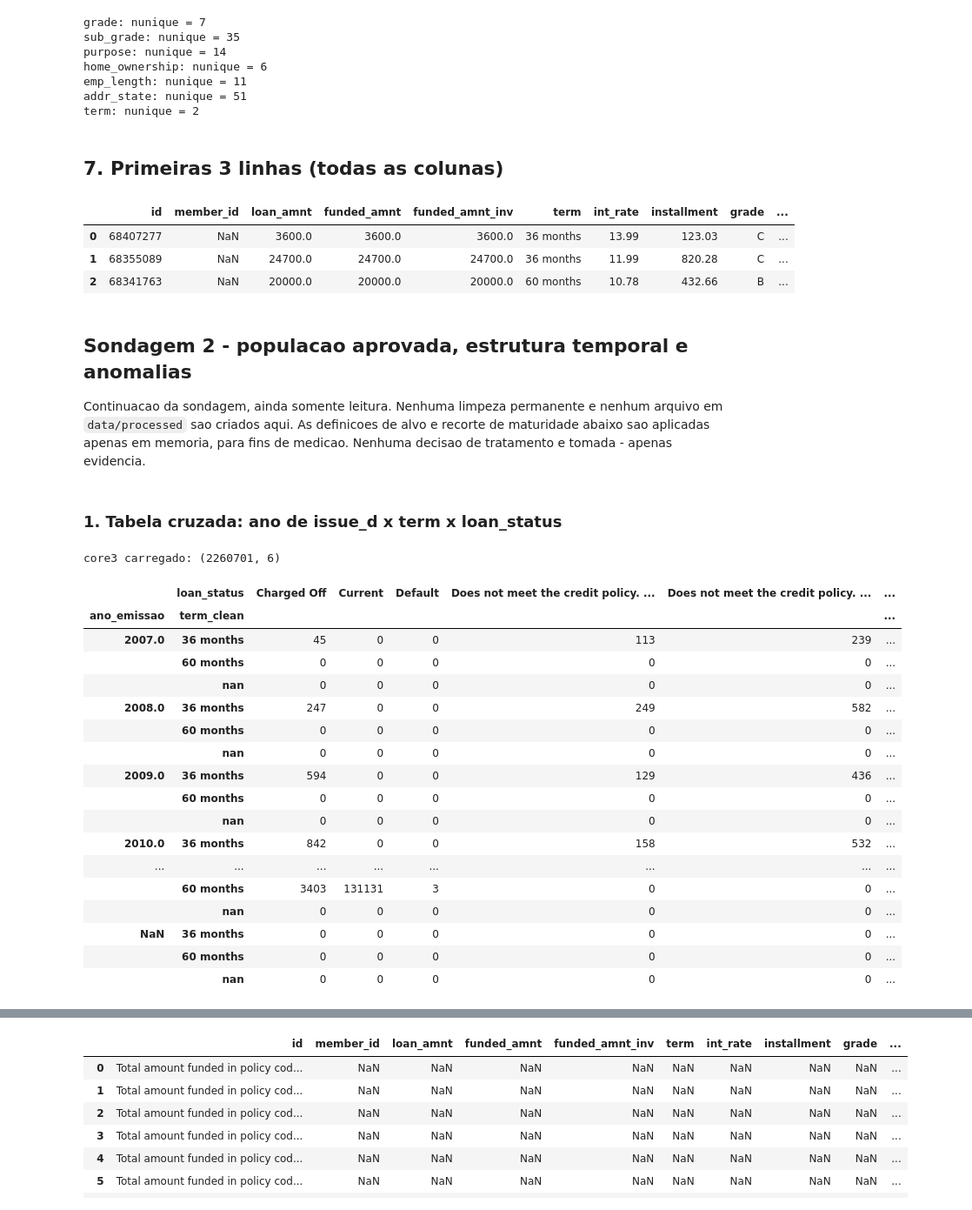
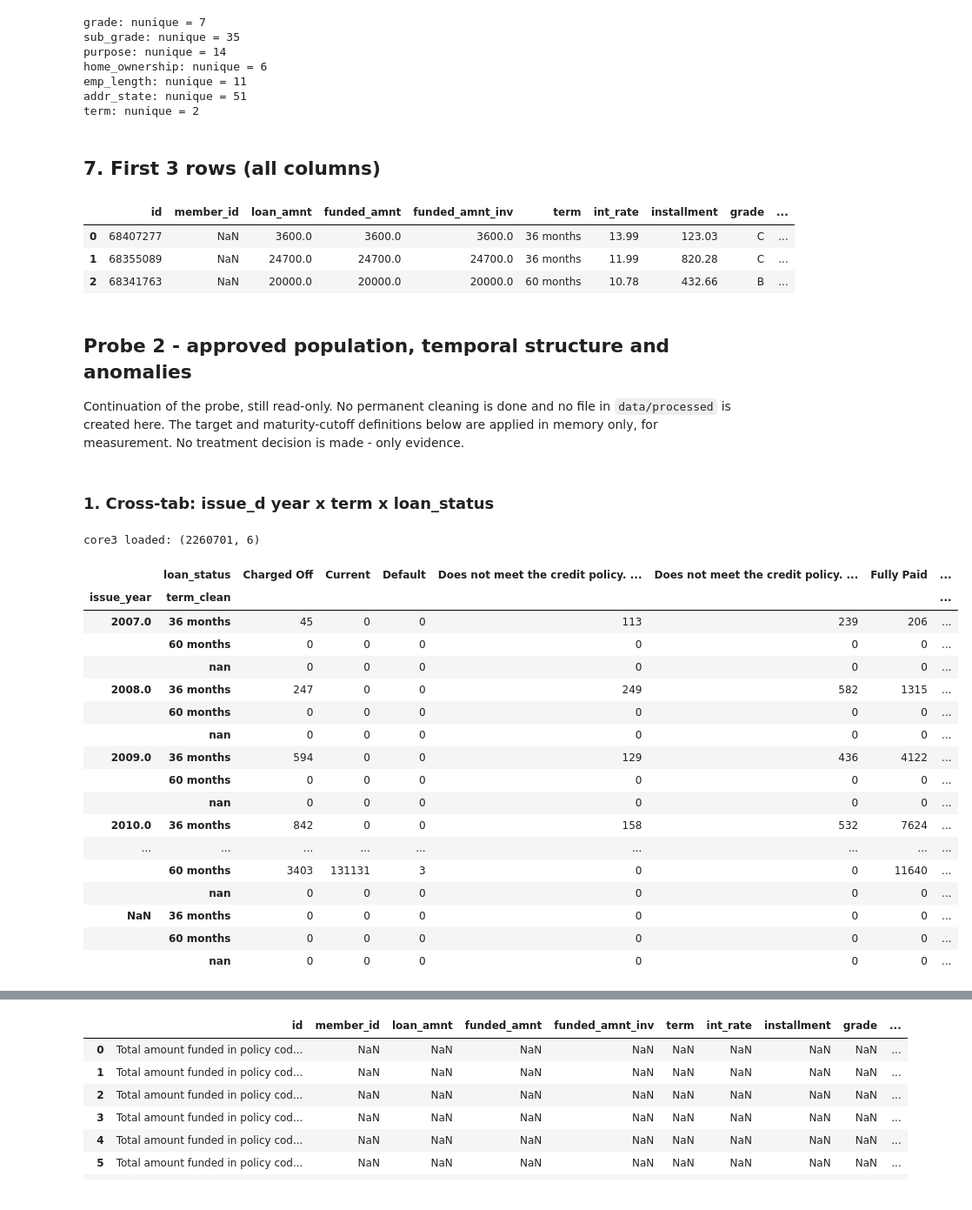
Before and after one commit to MateusFPavan/credit-default-prediction-lendingclub, a Jupyter notebook: notebooks/01_data_understanding.ipynb, the cells around one changed output, grey strips where cells are left out. Shown at 87% size. Saved outputs shown, nothing was run; the diff lists cells and outputs as text; code cells hidden in the pictures.

```diff
--- a/notebooks/01_data_understanding.ipynb
+++ b/notebooks/01_data_understanding.ipynb
@@ -198,7 +198,7 @@ emp_length: nunique = 11
 addr_state: nunique = 51
 term: nunique = 2
 # %% [markdown]
-## 7. Primeiras 3 linhas (todas as colunas)
+## 7. First 3 rows (all columns)
 # %%
 pd.read_csv(RAW_PATH, nrows=3, low_memory=False)
 # %% [output]
@@ -207,46 +207,46 @@ pd.read_csv(RAW_PATH, nrows=3, low_memory=False)
 | 1 | 68355089 | NaN | 24700.0 | 24700.0 | 24700.0 | 36 months | 11.99 | 820.28 | C | ... |
 | 2 | 68341763 | NaN | 20000.0 | 20000.0 | 20000.0 | 60 months | 10.78 | 432.66 | B | ... |
 # %% [markdown]
-## Sondagem 2 - populacao aprovada, estrutura temporal e anomalias
+## Probe 2 - approved population, temporal structure and anomalies
 
-Continuacao da sondagem, ainda somente leitura. Nenhuma limpeza permanente e nenhum arquivo em
-`data/processed` sao criados aqui. As definicoes de alvo e recorte de maturidade abaixo sao
-aplicadas apenas em memoria, para fins de medicao. Nenhuma decisao de tratamento e tomada -
-apenas evidencia.
+Continuation of the probe, still read-only. No permanent cleaning is done and no file in
+`data/processed` is created here. The target and maturity-cutoff definitions below are
+applied in memory only, for measurement. No treatment decision is made -
+only evidence.
 # %% [markdown]
-### 1. Tabela cruzada: ano de issue_d x term x loan_status
+### 1. Cross-tab: issue_d year x term x loan_status
 # %%
 core3 = pd.read_csv(RAW_PATH, usecols=['issue_d', 'term', 'loan_status'], low_memory=False)
 core3['issue_dt'] = pd.to_datetime(core3['issue_d'], format='%b-%Y', errors='coerce')
-core3['ano_emissao'] = core3['issue_dt'].dt.year
+core3['issue_year'] = core3['issue_dt'].dt.year
 core3['term_clean'] = core3['term'].str.strip()
-print('core3 carregado:', core3.shape)
+print('core3 loaded:', core3.shape)
 # %% [output]
-core3 carregado: (2260701, 6)
+core3 loaded: (2260701, 6)
 # %%
-crosstab_ano_term_status = pd.crosstab(
-    [core3['ano_emissao'], core3['term_clean']],
+crosstab_year_term_status = pd.crosstab(
+    [core3['issue_year'], core3['term_clean']],
     core3['loan_status'],
     dropna=False
 )
-crosstab_ano_term_status
+crosstab_year_term_status
 # %% [output]
-|  | loan_status | Charged Off | Current | Default | Does not meet the credit policy. ... | Does not meet the credit policy. ... | ... |
-| ano_emissao | term_clean |  |  |  |  |  | ... |
-| 2007.0 | 36 months | 45 | 0 | 0 | 113 | 239 | ... |
-|  | 60 months | 0 | 0 | 0 | 0 | 0 | ... |
-|  | nan | 0 | 0 | 0 | 0 | 0 | ... |
-| 2008.0 | 36 months | 247 | 0 | 0 | 249 | 582 | ... |
-|  | 60 months | 0 | 0 | 0 | 0 | 0 | ... |
-|  | nan | 0 | 0 | 0 | 0 | 0 | ... |
-| 2009.0 | 36 months | 594 | 0 | 0 | 129 | 436 | ... |
-|  | 60 months | 0 | 0 | 0 | 0 | 0 | ... |
-|  | nan | 0 | 0 | 0 | 0 | 0 | ... |
-| 2010.0 | 36 months | 842 | 0 | 0 | 158 | 532 | ... |
-| ... | ... | ... | ... | ... | ... | ... | ... |
-|  | 60 months | 3403 | 131131 | 3 | 0 | 0 | ... |
-|  | nan | 0 | 0 | 0 | 0 | 0 | ... |
-| NaN | 36 months | 0 | 0 | 0 | 0 | 0 | ... |
-|  | 60 months | 0 | 0 | 0 | 0 | 0 | ... |
-|  | nan | 0 | 0 | 0 | 0 | 0 | ... |
+|  | loan_status | Charged Off | Current | Default | Does not meet the credit policy. ... | Does not meet the credit policy. ... | Fully Paid | ... |
+| issue_year | term_clean |  |  |  |  |  |  | ... |
+| 2007.0 | 36 months | 45 | 0 | 0 | 113 | 239 | 206 | ... |
+|  | 60 months | 0 | 0 | 0 | 0 | 0 | 0 | ... |
+|  | nan | 0 | 0 | 0 | 0 | 0 | 0 | ... |
+| 2008.0 | 36 months | 247 | 0 | 0 | 249 | 582 | 1315 | ... |
+|  | 60 months | 0 | 0 | 0 | 0 | 0 | 0 | ... |
+|  | nan | 0 | 0 | 0 | 0 | 0 | 0 | ... |
+| 2009.0 | 36 months | 594 | 0 | 0 | 129 | 436 | 4122 | ... |
+|  | 60 months | 0 | 0 | 0 | 0 | 0 | 0 | ... |
+|  | nan | 0 | 0 | 0 | 0 | 0 | 0 | ... |
+| 2010.0 | 36 months | 842 | 0 | 0 | 158 | 532 | 7624 | ... |
+| ... | ... | ... | ... | ... | ... | ... | ... | ... |
+|  | 60 months | 3403 | 131131 | 3 | 0 | 0 | 11640 | ... |
+|  | nan | 0 | 0 | 0 | 0 | 0 | 0 | ... |
+| NaN | 36 months | 0 | 0 | 0 | 0 | 0 | 0 | ... |
+|  | 60 months | 0 | 0 | 0 | 0 | 0 | 0 | ... |
+|  | nan | 0 | 0 | 0 | 0 | 0 | 0 | ... |
 # %% [markdown]
```
Also changed, not shown: parts of 42 cells of this notebook, 22 other files.
